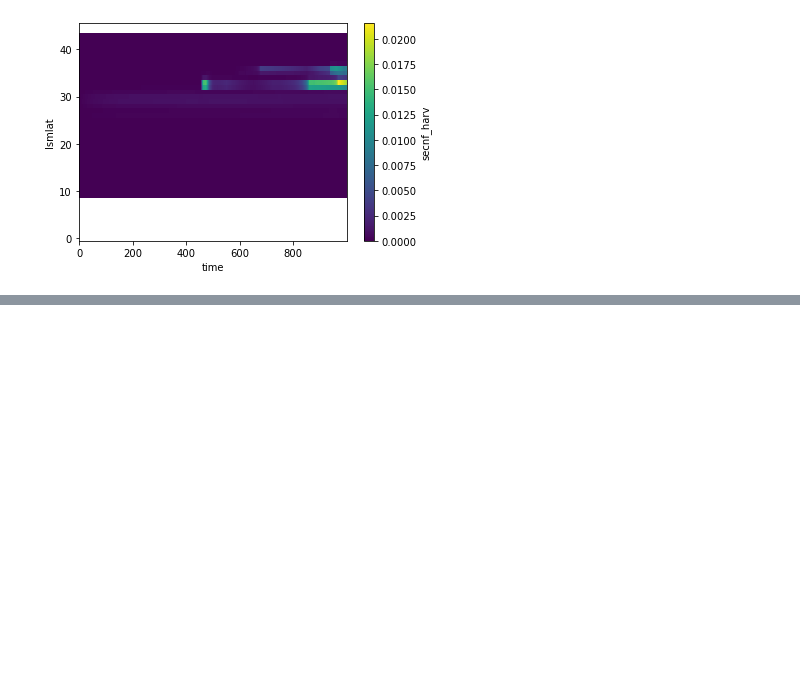
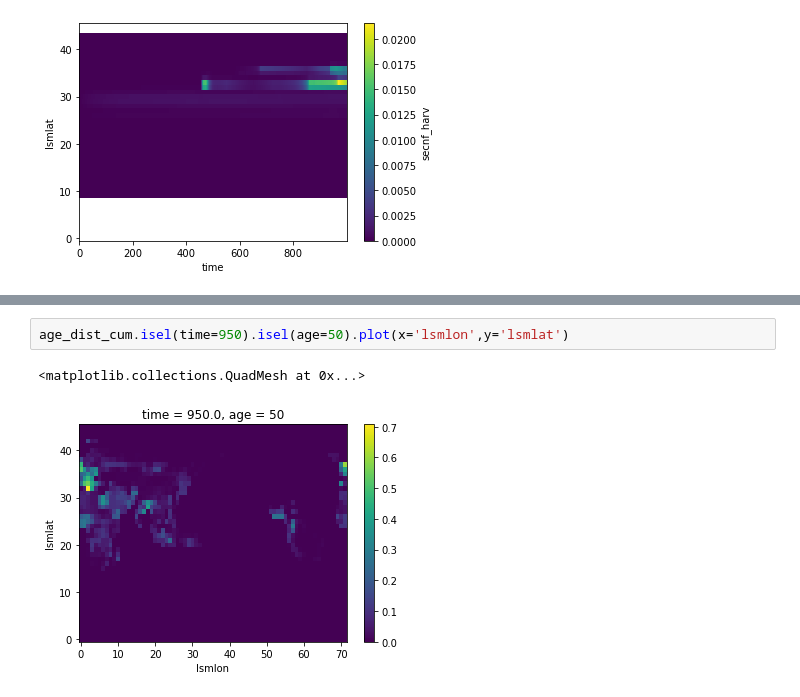
Before and after one commit to ckoven/constantlanduse, a Jupyter notebook: calculate_luh2_secondary_agedist.ipynb, the cells around one changed output, grey strips where cells are left out. Saved outputs shown, nothing was run; the diff lists cells and outputs as text; blank space fills up the shorter version.

```diff
--- a/calculate_luh2_secondary_agedist.ipynb
+++ b/calculate_luh2_secondary_agedist.ipynb
@@ -153,0 +171,5 @@ age_dist.isel(time=950).isel(age=slice(100,None)).sum(dim='age').plot(x='lsmlon'
+# %%
+age_dist_cum.isel(time=950).isel(age=50).plot(x='lsmlon',y='lsmlat')
+# %% [output]
+<matplotlib.collections.QuadMesh at 0x...>
+[figure, added]
```
Also changed, not shown: parts of 66 cells of this notebook.
